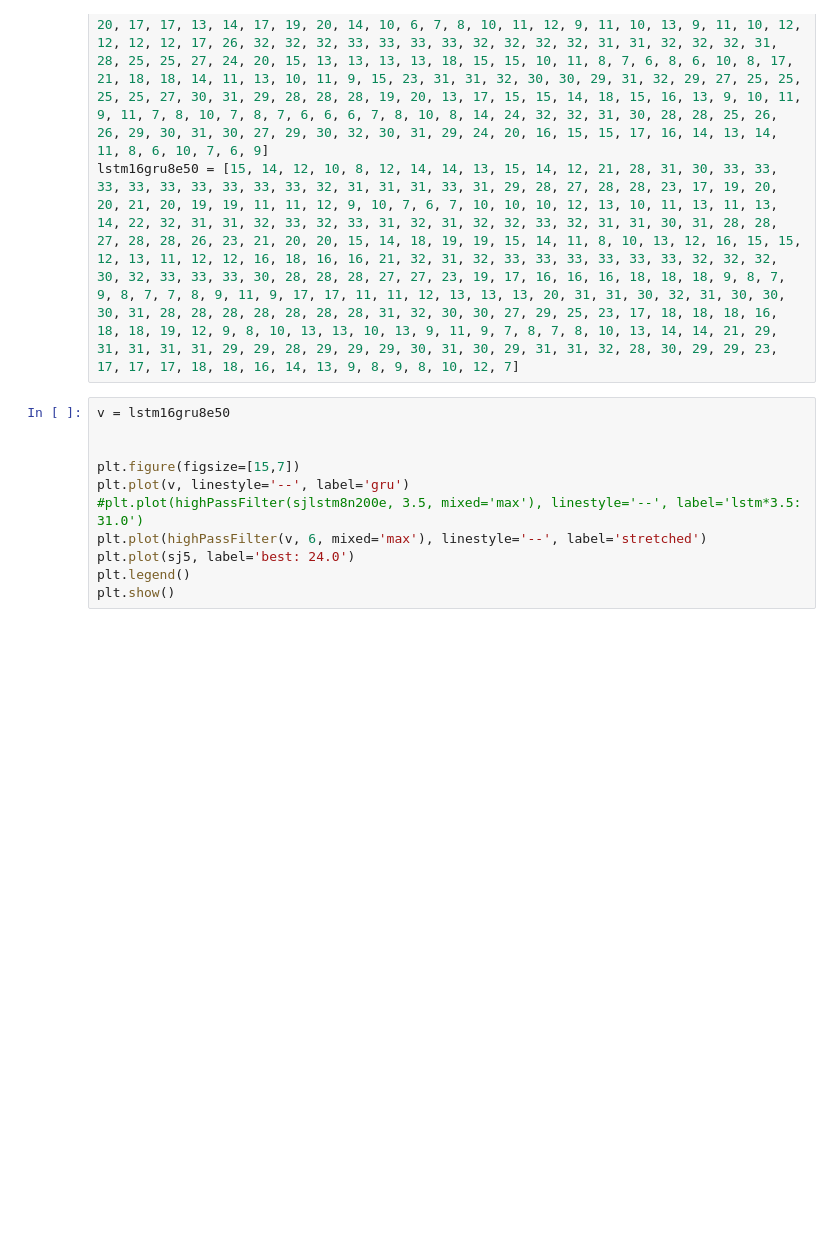
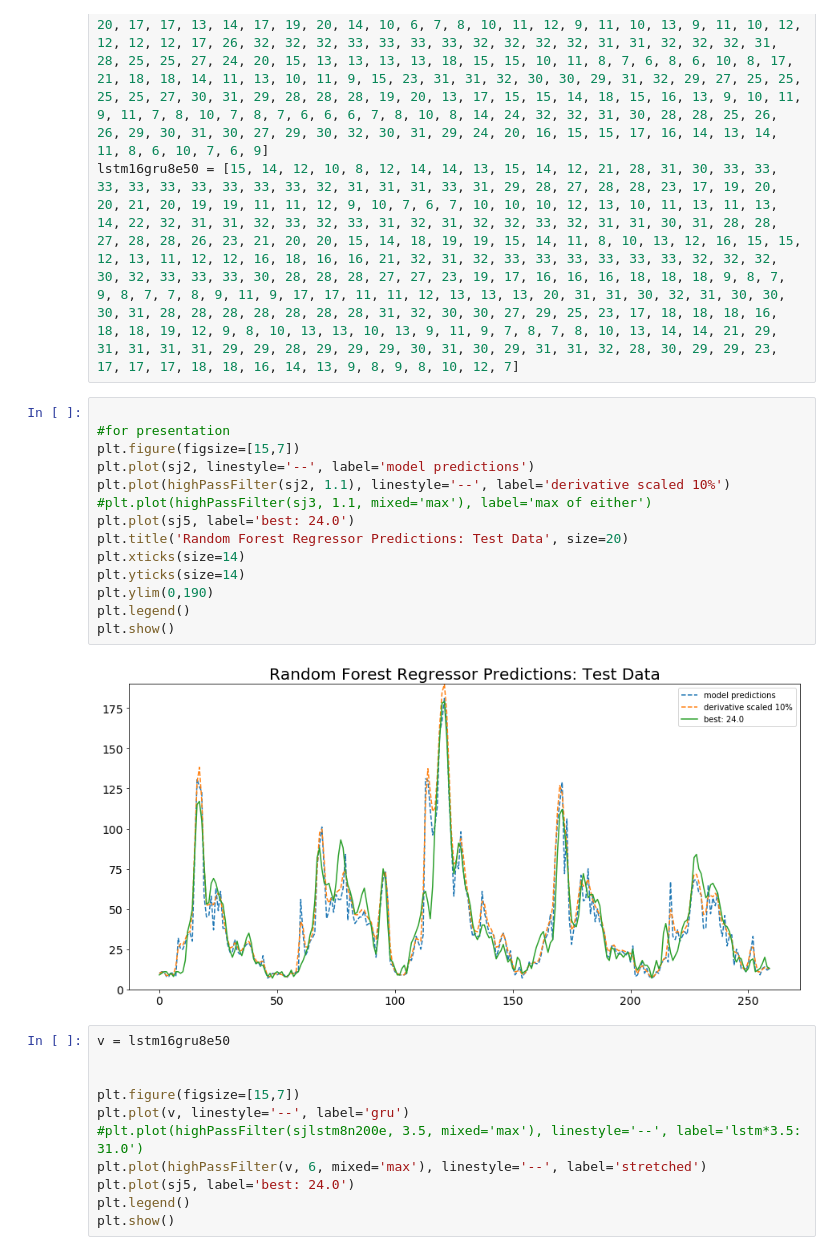
Before and after one commit to conditg/deng-ai, a Jupyter notebook: All_Predictions.ipynb, the cells around one changed output. Saved outputs shown, nothing was run; the diff lists cells and outputs as text; blank space fills up the shorter version.

Commit message:
derivative slides

```diff
--- a/All_Predictions.ipynb
+++ b/All_Predictions.ipynb
@@ -261,6 +261,22 @@ sjlstm16n8n50e = [15, 13, 9, 5, 6, 10, 10, 9, 8, 9, 8, 7, 10, 21, 32, 29, 36, 32
 gru16e100 = [11, 10, 9, 7, 7, 9, 9, 9, 8, 8, 9, 8, 13, 18, 29, 30, 31, 31, 31, 31, 31, 31, 31, 31, 31, 30, 30, 28, 27, 29, 26, 26, 25, 21, 21, 20, 15, 14, 16, 17, 17, 18, 19, 17, 15, 15, 13, 11, 9, 8, 5, 7, 8, 8, 9, 11, 11, 11, 9, 9, 9, 7, 8, 8, 14, 21, 31, 31, 31, 31, 31, 31, 31, 31, 31, 31, 31, 31, 31, 31, 31, 29, 28, 21, 19, 20, 20, 22, 19, 18, 17, 17, 18, 12, 12, 18, 18, 20, 16, 12, 7, 8, 8, 11, 11, 11, 10, 11, 10, 13, 12, 12, 11, 12, 12, 11, 12, 16, 19, 29, 30, 31, 31, 31, 31, 31, 31, 30, 30, 30, 31, 31, 31, 31, 31, 28, 27, 25, 21, 19, 19, 16, 15, 11, 11, 12, 11, 15, 13, 13, 10, 11, 8, 8, 6, 8, 6, 9, 9, 17, 21, 15, 13, 13, 12, 12, 9, 9, 9, 15, 19, 23, 24, 27, 28, 30, 27, 30, 30, 22, 22, 21, 22, 20, 19, 21, 24, 22, 19, 20, 20, 23, 14, 16, 12, 15, 14, 13, 11, 15, 13, 15, 12, 8, 11, 11, 11, 11, 9, 11, 8, 7, 9, 7, 6, 6, 6, 7, 8, 8, 8, 14, 18, 29, 30, 30, 29, 27, 29, 24, 27, 28, 28, 29, 30, 30, 27, 30, 29, 29, 21, 25, 25, 21, 14, 15, 14, 14, 15, 15, 12, 11, 13, 13, 9, 6, 11, 9, 9, 8]
 gru32e30 = [11, 11, 8, 6, 7, 10, 9, 8, 9, 8, 10, 8, 12, 19, 30, 31, 32, 32, 33, 33, 32, 33, 32, 33, 32, 31, 32, 32, 31, 32, 31, 29, 27, 26, 28, 26, 19, 15, 17, 18, 19, 19, 19, 17, 14, 13, 10, 10, 8, 7, 6, 7, 8, 8, 10, 11, 10, 8, 10, 8, 8, 7, 8, 8, 14, 24, 32, 32, 32, 32, 32, 31, 31, 32, 31, 32, 32, 32, 33, 32, 30, 31, 32, 28, 27, 28, 27, 27, 24, 23, 20, 17, 17, 13, 14, 17, 19, 20, 14, 10, 6, 7, 8, 10, 11, 12, 9, 11, 10, 13, 9, 11, 10, 12, 12, 12, 12, 17, 26, 32, 32, 32, 33, 33, 33, 33, 32, 32, 32, 32, 31, 31, 32, 32, 32, 31, 28, 25, 25, 27, 24, 20, 15, 13, 13, 13, 13, 18, 15, 15, 10, 11, 8, 7, 6, 8, 6, 10, 8, 17, 21, 18, 18, 14, 11, 13, 10, 11, 9, 15, 23, 31, 31, 32, 30, 30, 29, 31, 32, 29, 27, 25, 25, 25, 25, 27, 30, 31, 29, 28, 28, 28, 19, 20, 13, 17, 15, 15, 14, 18, 15, 16, 13, 9, 10, 11, 9, 11, 7, 8, 10, 7, 8, 7, 6, 6, 6, 7, 8, 10, 8, 14, 24, 32, 32, 31, 30, 28, 28, 25, 26, 26, 29, 30, 31, 30, 27, 29, 30, 32, 30, 31, 29, 24, 20, 16, 15, 15, 17, 16, 14, 13, 14, 11, 8, 6, 10, 7, 6, 9]
 lstm16gru8e50 = [15, 14, 12, 10, 8, 12, 14, 14, 13, 15, 14, 12, 21, 28, 31, 30, 33, 33, 33, 33, 33, 33, 33, 33, 33, 32, 31, 31, 31, 33, 31, 29, 28, 27, 28, 28, 23, 17, 19, 20, 20, 21, 20, 19, 19, 11, 11, 12, 9, 10, 7, 6, 7, 10, 10, 10, 12, 13, 10, 11, 13, 11, 13, 14, 22, 32, 31, 31, 32, 33, 32, 33, 31, 32, 31, 32, 32, 33, 32, 31, 31, 30, 31, 28, 28, 27, 28, 28, 26, 23, 21, 20, 20, 15, 14, 18, 19, 19, 15, 14, 11, 8, 10, 13, 12, 16, 15, 15, 12, 13, 11, 12, 12, 16, 18, 16, 16, 21, 32, 31, 32, 33, 33, 33, 33, 33, 33, 32, 32, 32, 30, 32, 33, 33, 33, 30, 28, 28, 28, 27, 27, 23, 19, 17, 16, 16, 16, 18, 18, 18, 9, 8, 7, 9, 8, 7, 7, 8, 9, 11, 9, 17, 17, 11, 11, 12, 13, 13, 13, 20, 31, 31, 30, 32, 31, 30, 30, 30, 31, 28, 28, 28, 28, 28, 28, 28, 31, 32, 30, 30, 27, 29, 25, 23, 17, 18, 18, 18, 16, 18, 18, 19, 12, 9, 8, 10, 13, 13, 10, 13, 9, 11, 9, 7, 8, 7, 8, 10, 13, 14, 14, 21, 29, 31, 31, 31, 31, 29, 29, 28, 29, 29, 29, 30, 31, 30, 29, 31, 31, 32, 28, 30, 29, 29, 23, 17, 17, 17, 18, 18, 16, 14, 13, 9, 8, 9, 8, 10, 12, 7]
+# %%
+
+#for presentation
+plt.figure(figsize=[15,7])
+plt.plot(sj2, linestyle='--', label='model predictions')
+plt.plot(highPassFilter(sj2, 1.1), linestyle='--', label='derivative scaled 10%')
+#plt.plot(highPassFilter(sj3, 1.1, mixed='max'), label='max of either')
+plt.plot(sj5, label='best: 24.0')
+plt.title('Random Forest Regressor Predictions: Test Data', size=20)
+plt.xticks(size=14)
+plt.yticks(size=14)
+plt.ylim(0,190)
+plt.legend()
+plt.show()
+# %% [output]
+[figure, added]
 # %%
 v = lstm16gru8e50
 
```
Also changed, not shown: 2 other files.
